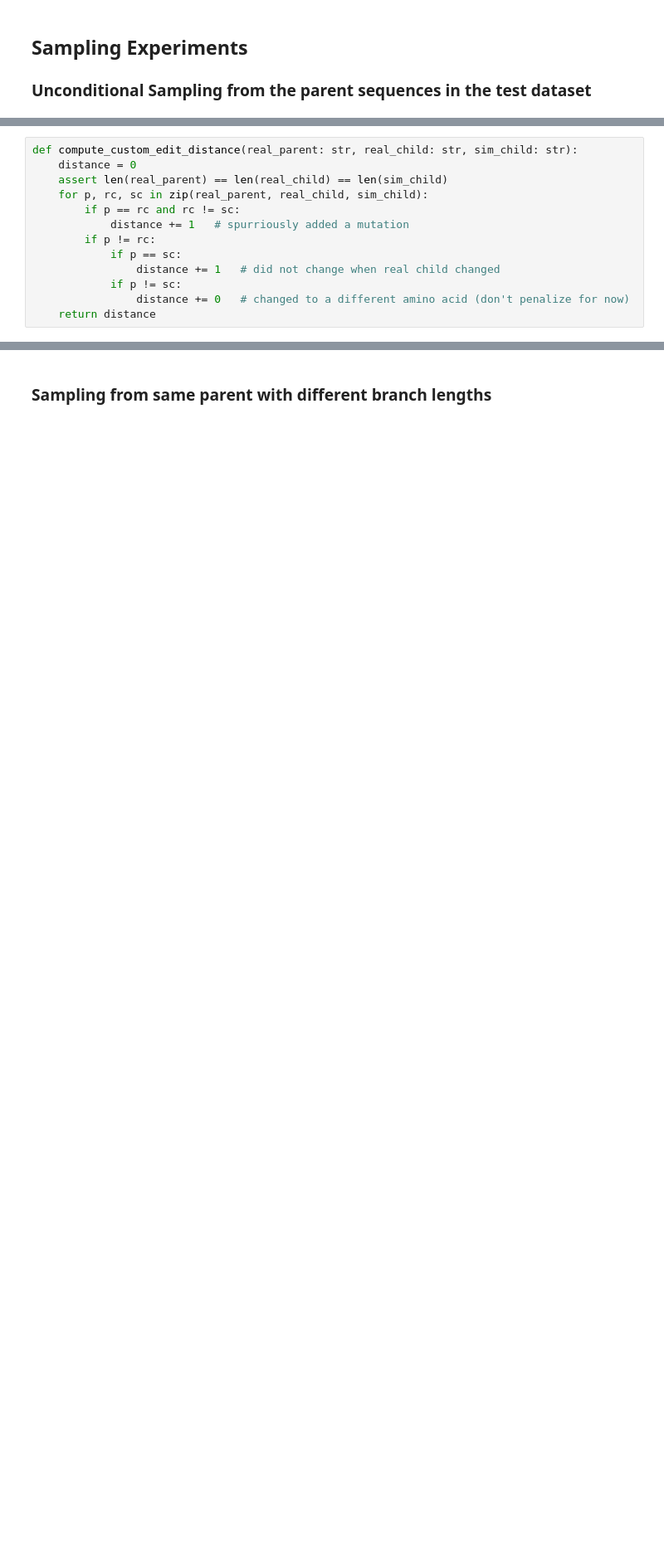
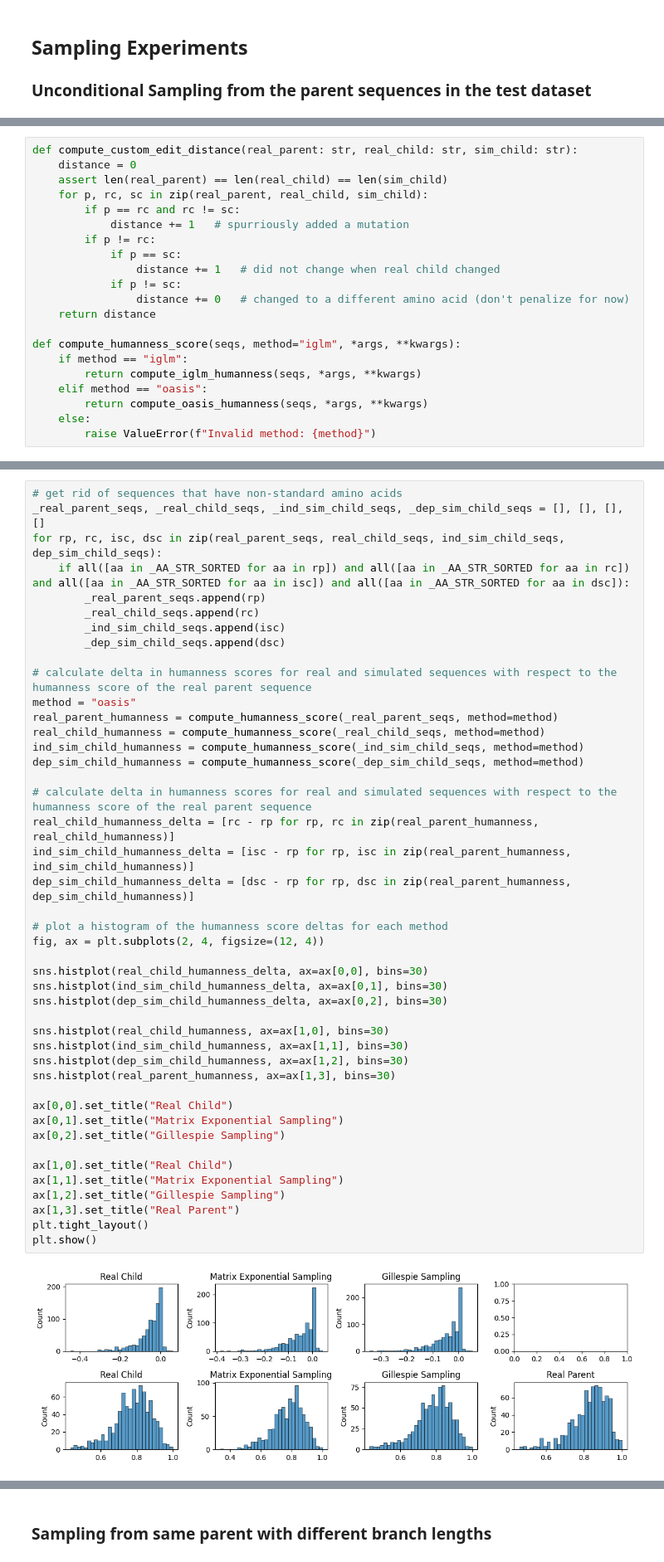
Before and after one commit to thematrixmaster/cosine, a Jupyter notebook: notebooks/eval_ctmc_model.ipynb, the cells around one changed output, grey strips where cells are left out. Shown at 83% size. Cells and saved outputs as stored; diff of their text form; blank space fills up the shorter version.

```diff
--- a/notebooks/eval_ctmc_model.ipynb
+++ b/notebooks/eval_ctmc_model.ipynb
@@ -399,4 +405,12 @@ def compute_custom_edit_distance(real_parent: str, real_child: str, sim_child: s
             if p != sc:
                 distance += 0   # changed to a different amino acid (don't penalize for now)
     return distance
+
+def compute_humanness_score(seqs, method="iglm", *args, **kwargs):
+    if method == "iglm":
+        return compute_iglm_humanness(seqs, *args, **kwargs)
+    elif method == "oasis":
+        return compute_oasis_humanness(seqs, *args, **kwargs)
+    else:
+        raise ValueError(f"Invalid method: {method}")
 # %%
@@ -415,3 +441,49 @@ QVQLVQSGSELKKPGASVKVSCKASGYTFTSNAMNWVRQAPGQGLEWMGWINTNTGNPTYAQGFTGRFVFSLDTSVSTAY
+# %%
+# get rid of sequences that have non-standard amino acids
+_real_parent_seqs, _real_child_seqs, _ind_sim_child_seqs, _dep_sim_child_seqs = [], [], [], []
+for rp, rc, isc, dsc in zip(real_parent_seqs, real_child_seqs, ind_sim_child_seqs, dep_sim_child_seqs):
+    if all([aa in _AA_STR_SORTED for aa in rp]) and all([aa in _AA_STR_SORTED for aa in rc]) and all([aa in _AA_STR_SORTED for aa in isc]) and all([aa in _AA_STR_SORTED for aa in dsc]):
+        _real_parent_seqs.append(rp)
+        _real_child_seqs.append(rc)
+        _ind_sim_child_seqs.append(isc)
+        _dep_sim_child_seqs.append(dsc)
+
+# calculate delta in humanness scores for real and simulated sequences with respect to the humanness score of the real parent sequence
+method = "oasis"
+real_parent_humanness = compute_humanness_score(_real_parent_seqs, method=method)
+real_child_humanness = compute_humanness_score(_real_child_seqs, method=method)
+ind_sim_child_humanness = compute_humanness_score(_ind_sim_child_seqs, method=method)
+dep_sim_child_humanness = compute_humanness_score(_dep_sim_child_seqs, method=method)
+
+# calculate delta in humanness scores for real and simulated sequences with respect to the humanness score of the real parent sequence
+real_child_humanness_delta = [rc - rp for rp, rc in zip(real_parent_humanness, real_child_humanness)]
+ind_sim_child_humanness_delta = [isc - rp for rp, isc in zip(real_parent_humanness, ind_sim_child_humanness)]
+dep_sim_child_humanness_delta = [dsc - rp for rp, dsc in zip(real_parent_humanness, dep_sim_child_humanness)]
+
+# plot a histogram of the humanness score deltas for each method
+fig, ax = plt.subplots(2, 4, figsize=(12, 4))
+
+sns.histplot(real_child_humanness_delta, ax=ax[0,0], bins=30)
+sns.histplot(ind_sim_child_humanness_delta, ax=ax[0,1], bins=30)
+sns.histplot(dep_sim_child_humanness_delta, ax=ax[0,2], bins=30)
+
+sns.histplot(real_child_humanness, ax=ax[1,0], bins=30)
+sns.histplot(ind_sim_child_humanness, ax=ax[1,1], bins=30)
+sns.histplot(dep_sim_child_humanness, ax=ax[1,2], bins=30)
+sns.histplot(real_parent_humanness, ax=ax[1,3], bins=30)
+
+ax[0,0].set_title("Real Child")
+ax[0,1].set_title("Matrix Exponential Sampling")
+ax[0,2].set_title("Gillespie Sampling")
+
+ax[1,0].set_title("Real Child")
+ax[1,1].set_title("Matrix Exponential Sampling")
+ax[1,2].set_title("Gillespie Sampling")
+ax[1,3].set_title("Real Parent")
+plt.tight_layout()
+plt.show()
+# %% [output]
+[figure, added]
 # %%
 # calculate hamming distances between corresponding real and simulated sequences
 hv_ind_aa_hamming_dists = [compute_hamming_distance(r, s) for r, s in zip(real_child_hv_seqs, ind_sim_child_hv_seqs)]
```
Also changed, not shown: parts of 62 cells of this notebook, 38 other files.
